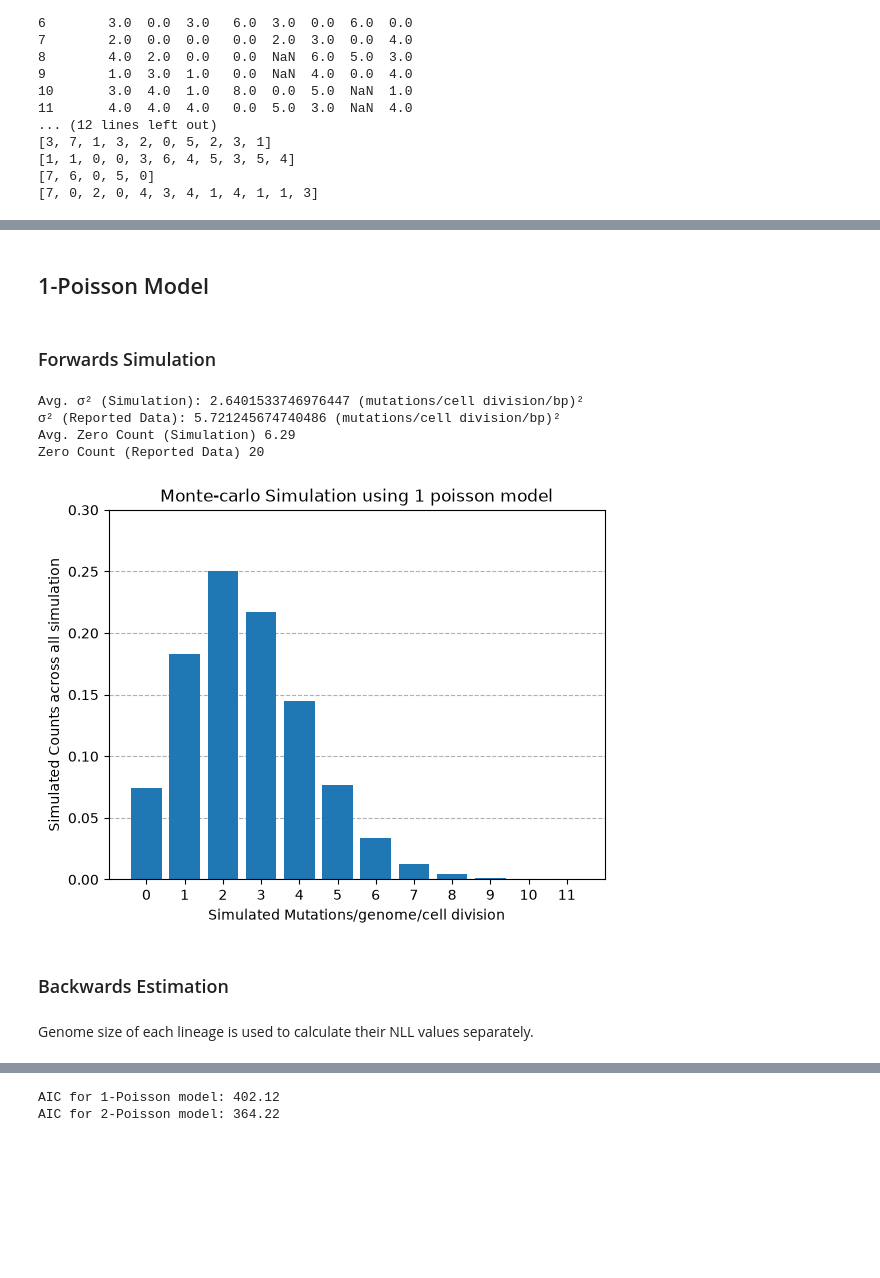
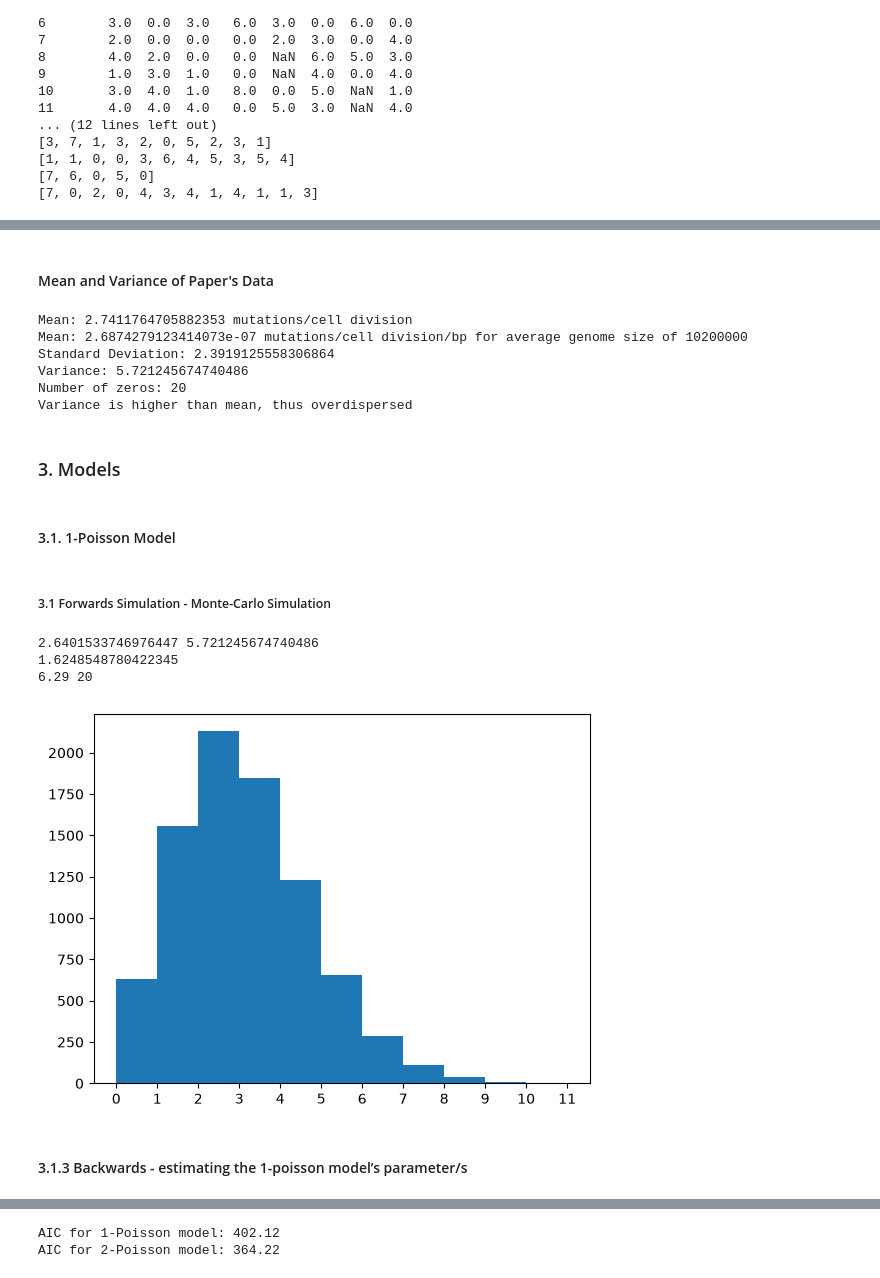
Before and after one commit to atomsim/cb2330-PRO1-Pair23, a Jupyter notebook: project.ipynb, the cells around one changed output, grey strips where cells are left out. Cells and saved outputs as stored; diff of their text form; code cells hidden in the pictures; blank space fills up the shorter version.

```diff
--- a/project.ipynb
+++ b/project.ipynb
@@ -264,7 +268,7 @@ for count in counts:
 
 mean_count = mean(counts)
 sigma = std_dev(counts)
-sample_variance = sigma ** 2
+rprt_variance = sigma ** 2
 rprt_zeros = counts.count(0)
 mutation_rate = mean_count/genome_size
 # mutation_prob =  [ mutation_count/sum(mutation_counts) for mutation_count in mutation_counts ]
@@ -277,13 +281,5 @@ ax.set_xticks(range(0,11))
 ax.set_yticks(range(0,22,2))
 ax.grid(axis='y', linestyle='--', alpha=0.7, zorder=0)
 ax.set_title("Distribution of mutation counts")
-
-print(f"Mean: {mean_count} mutations/cell division")
-print(f"Mean: {mutation_rate} mutations/cell division/bp for average genome size of {genome_size}")
-print(f"Standard Deviation: {sigma}")
-print(f"Variance: {sample_variance}")
-print(f"Number of zeros: {rprt_zeros}")
-print("Variance is higher than mean, thus overdispersed")
-
 plt.show()
 # %% [output]
@@ -299,55 +287,55 @@ Variance is higher than mean, thus overdispersed
+# %% [markdown]
+#### Mean and Variance of Paper's Data
+# %%
+print(f"Mean: {mean_count} mutations/cell division")
+print(f"Mean: {mutation_rate} mutations/cell division/bp for average genome size of {genome_size}")
+print(f"Standard Deviation: {sigma}")
+print(f"Variance: {rprt_variance}")
+print(f"Number of zeros: {rprt_zeros}")
+print("Variance is higher than mean, thus overdispersed")
+# %% [output]
+Mean: 2.7411764705882353 mutations/cell division
+Mean: 2.6874279123414073e-07 mutations/cell division/bp for average genome size of 10200000
+Standard Deviation: 2.3919125558306864
+Variance: 5.721245674740486
+Number of zeros: 20
+Variance is higher than mean, thus overdispersed
+# %% [markdown]
+### 3. Models
 # %% [markdown]
-## 1-Poisson Model
+#### 3.1. 1-Poisson Model
 # %% [markdown]
-### Forwards Simulation
+##### 3.1 Forwards Simulation - Monte-Carlo Simulation
 # %%
 cell_divisions = 85
 state = seed
 
 simulated_runs_oneP = []
 sim_oneP_devs = []
 sim_oneP_zeros = []
 sim_oneP_sums = []
 
 for i in range(100):
     simulated_counts, state = experiment_oneP(rprt_one_poisson_lambda, cell_divisions, state)
     simulated_runs_oneP.append(simulated_counts)
     sim_oneP_devs.append(std_dev(simulated_counts))
     sim_oneP_zeros.append(fraction_zero(simulated_counts) * 85)
 
-
-print(f"Avg. σ² (Simulation): {mean(sim_oneP_devs) ** 2} (mutations/cell division/bp)² \nσ² (Reported Data): {sample_variance} (mutations/cell division/bp)²")
-# print(mean(sim_twoP_devs))
-print(f"Avg. Zero Count (Simulation) {mean(sim_oneP_zeros)} \nZero Count (Reported Data) {rprt_zeros}")
+print(mean(sim_oneP_devs) ** 2, rprt_variance)
+print(mean(sim_oneP_devs))
+print(mean(sim_oneP_zeros), rprt_zeros)
 
 fig, ax = plt.subplots()
 simulated_runs_oneP_flat = [y for x in simulated_runs_oneP for y in x]
-
-simulated_oneP_mutation_counts = [0] * (max(simulated_runs_oneP_flat) + 1)
-
-
-for count in simulated_runs_oneP_flat:
-    simulated_oneP_mutation_counts[count] += 1
-
-simulated_oneP_mutation_probs = [x/sum(simulated_oneP_mutation_counts) for x in simulated_oneP_mutation_counts]
-
-ax.bar(range(len(simulated_oneP_mutation_probs)), simulated_oneP_mutation_probs, zorder=2)
+ax.hist(simulated_runs_oneP_flat, bins=range(min(simulated_runs_oneP_flat), max(simulated_runs_oneP_flat)+1, 1))
 ax.set_xticks((range(min(simulated_runs_oneP_flat), max(simulated_runs_oneP_flat)+1, 1)));
-ax.set_title("Monte-carlo Simulation using 1 poisson model")
-ax.set_xlabel("Simulated Mutations/genome/cell division")
-ax.set_ylabel("Simulated Counts across all simulation")
-ax.grid(axis="y", linestyle="--")
-ax.set_ylim(0,0.3);
 # %% [output]
-Avg. σ² (Simulation): 2.6401533746976447 (mutations/cell division/bp)²
-σ² (Reported Data): 5.721245674740486 (mutations/cell division/bp)²
-Avg. Zero Count (Simulation) 6.29
-Zero Count (Reported Data) 20
+2.6401533746976447 5.721245674740486
+1.6248548780422345
+6.29 20
-[figure, old version]
+[figure, new version]
 # %% [markdown]
-### Backwards Estimation
+#### 3.1.3 Backwards - estimating the 1-poisson model’s parameter/s
-# %% [markdown]
-Genome size of each lineage is used to calculate their NLL values separately.
 # %%
 mu_candidates = np.arange(0.02, 5, 0.02).tolist()
 
```
Also changed, not shown: parts of 29 cells of this notebook.
